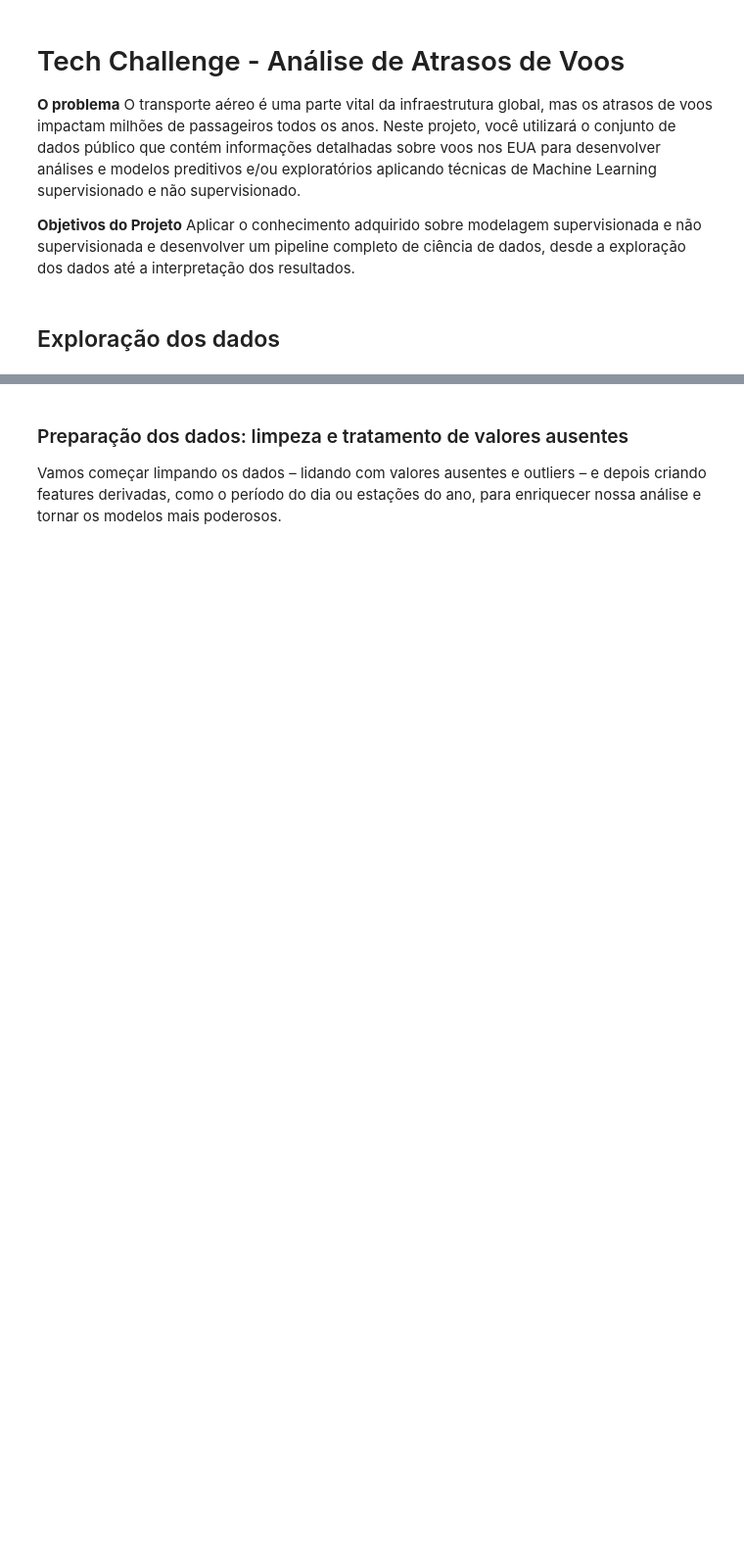
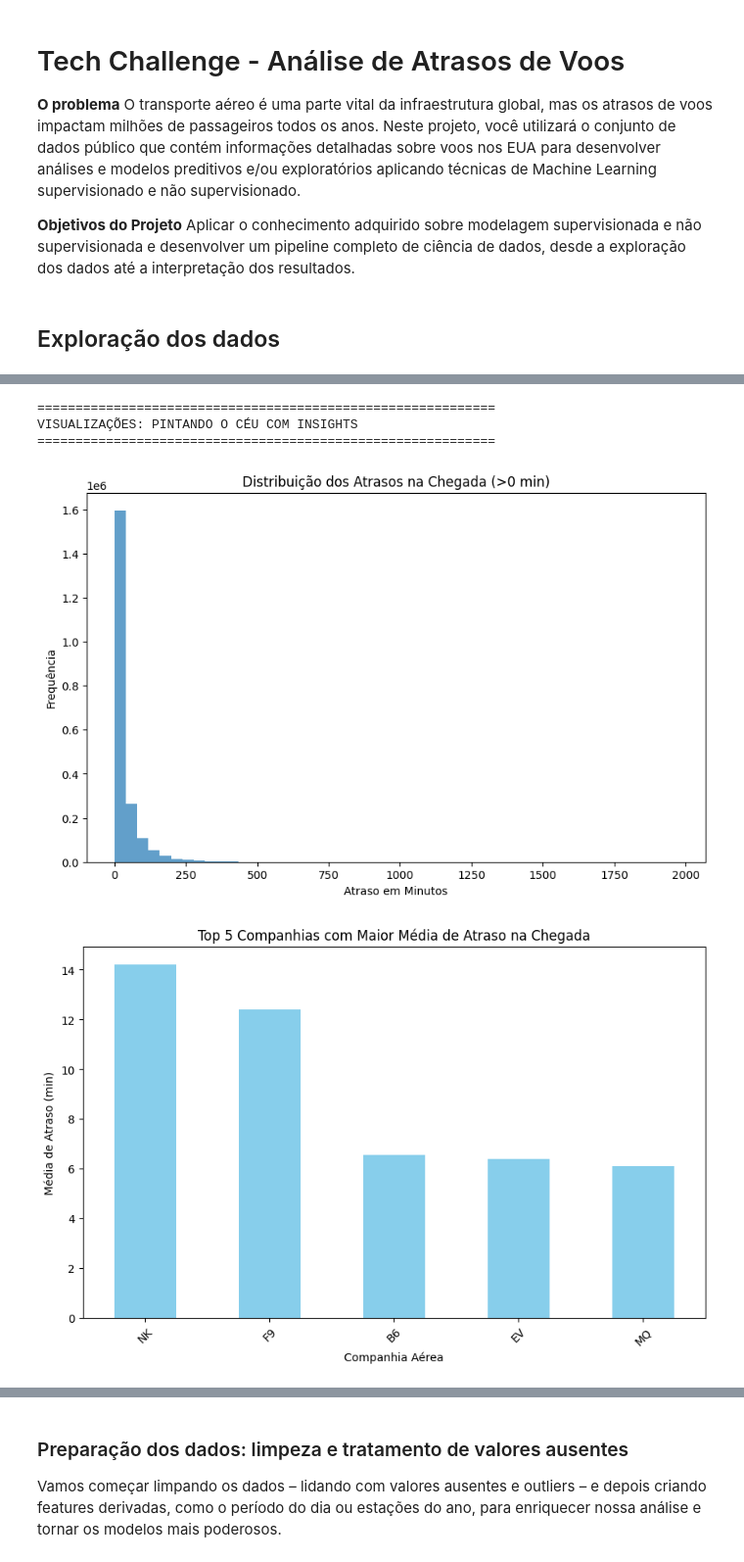
Before and after one commit to anacarolineas/tech-challenge-flights, a Jupyter notebook: analise_atrasos_voos.ipynb, the cells around one changed output, grey strips where cells are left out. Shown at 98% size. Saved outputs shown, nothing was run; the diff lists cells and outputs as text; code cells hidden in the pictures; blank space fills up the shorter version.

```diff
--- a/analise_atrasos_voos.ipynb
+++ b/analise_atrasos_voos.ipynb
@@ -75,0 +115,7 @@ Antes de avançar para visualizações e modelagem preditiva, realizaremos uma a
+# %%
+# Aplicar os valores calculados de ARRIVAL_DELAY de df_filtered de volta ao flights_df
+flights_df.update(df_filtered[['ARRIVAL_DELAY']])
+
+# Verificar se os valores foram aplicados
+verify_update_df = flights_df[(flights_df['FLIGHT_NUMBER'] == 716) & (flights_df['TAIL_NUMBER'] == 'N944DL')][['SCHEDULED_ARRIVAL', 'ARRIVAL_TIME', 'ARRIVAL_DELAY']]
+print(verify_update_df)
@@ -75,0 +125,7 @@ Antes de avançar para visualizações e modelagem preditiva, realizaremos uma a
+# %%
+print(f"Total de voos: {len(flights_df)}")
+df = flights_df[flights_df['ARRIVAL_DELAY'] > 0]
+print(f"Total de voos com atraso na chegada: {len(df)}")
+
+percentage_delays = (len(df) / len(flights_df)) * 100
+print(f"Porcentagem de voos com atraso na chegada: {percentage_delays:.2f}%")
@@ -142,0 +406,52 @@ Estatísticas descritivas iniciais concluídas. Próximo passo: tratamento de va
+# %%
+import matplotlib.pyplot as plt
+
+print("\n" + "="*60)
+print("VISUALIZAÇÕES: PINTANDO O CÉU COM INSIGHTS")
+print("="*60)
+
+# Histograma de atrasos na chegada (positivos)
+plt.figure(figsize=(10, 6))
+atrasos_arrival.hist(bins=50, alpha=0.7)
+plt.title('Distribuição dos Atrasos na Chegada (>0 min)')
+plt.xlabel('Atraso em Minutos')
+plt.ylabel('Frequência')
+plt.grid(False)
+plt.show()
+
+# Gráfico de barras: Top 5 companhias por média de atraso
+top_airlines = df.groupby('AIRLINE')['ARRIVAL_DELAY'].mean().sort_values(ascending=False).head(5)
+plt.figure(figsize=(10, 6))
+top_airlines.plot(kind='bar', color='skyblue')
+plt.title('Top 5 Companhias com Maior Média de Atraso na Chegada')
+plt.xlabel('Companhia Aérea')
+plt.ylabel('Média de Atraso (min)')
+plt.xticks(rotation=45)
+plt.show()
+
+# Gráfico de barras: Top 5 aeroportos de origem por média de atraso
+top_airports = df.groupby('ORIGIN_AIRPORT')['ARRIVAL_DELAY'].mean().sort_values(ascending=False).head(5)
+plt.figure(figsize=(10, 6))
+top_airports.plot(kind='bar', color='lightcoral')
+plt.title('Top 5 Aeroportos de Origem com Maior Média de Atraso')
+plt.xlabel('Aeroporto de Origem')
+plt.ylabel('Média de Atraso (min)')
+plt.xticks(rotation=45)
+plt.show()
+
+# Tendência temporal: Média de atraso por mês
+df['FL_DATE'] = pd.to_datetime(df[['YEAR', 'MONTH', 'DAY']])
+monthly_delay = df.groupby(df['FL_DATE'].dt.month)['ARRIVAL_DELAY'].mean()
+plt.figure(figsize=(10, 6))
+monthly_delay.plot(kind='line', marker='o')
+plt.title('Tendência de Atraso Médio por Mês')
+plt.xlabel('Mês')
+plt.ylabel('Média de Atraso (min)')
+plt.grid(True)
+plt.show()
+# %% [output]
+============================================================
+VISUALIZAÇÕES: PINTANDO O CÉU COM INSIGHTS
+============================================================
+[figure, added]
+[figure, added]
```
Also changed, not shown: parts of 28 cells of this notebook.
